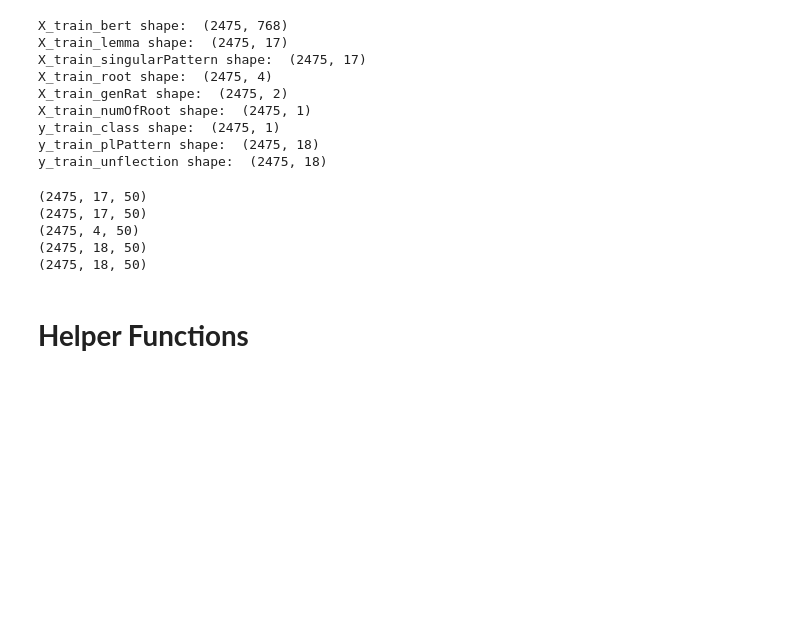
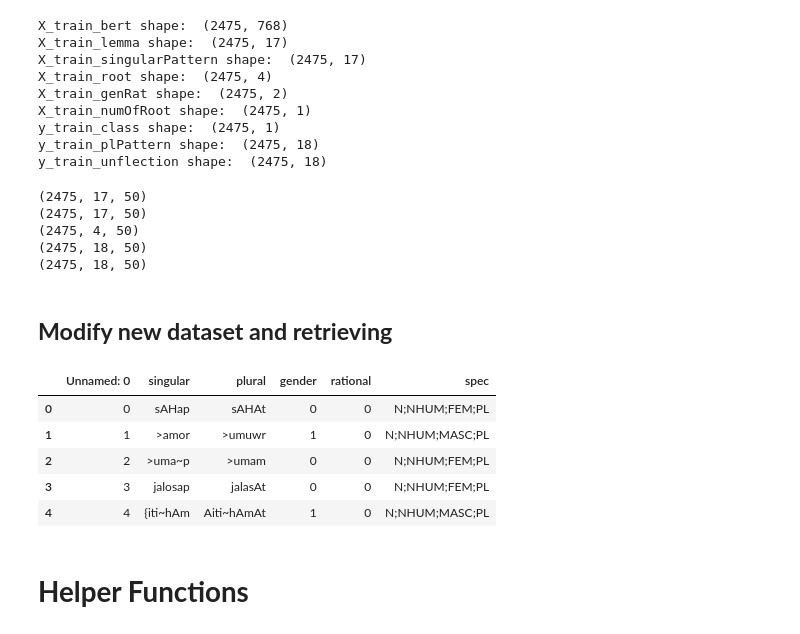
Before and after one commit to amirezzati/broken-plural, a Jupyter notebook: Arabic_broken_plurals.ipynb, the cells around one changed output. Cells and saved outputs as stored; diff of their text form; code cells hidden in the pictures; blank space fills up the shorter version.

Commit message:
v4.0 (add new dataset)

```diff
--- a/Arabic_broken_plurals.ipynb
+++ b/Arabic_broken_plurals.ipynb
@@ -749,3 +765,5 @@ X_test_numOfRoot = np.asarray(X_test_numOfRoot).astype('int32')
 y_train_class = np.asarray(y_train_class).astype('int32')
 y_dev_class = np.asarray(y_dev_class).astype('int32')
 y_test_class = np.asarray(y_test_class).astype('int32')
+# %% [markdown]
+## **Modify new dataset and retrieving**
@@ -752,3 +797,14 @@ y_test_class = np.asarray(y_test_class).astype('int32')
+# %%
+# read new data from google drive path that were modified
+newData = pd.read_csv(dataPath + '/ara_1000_BWForm.csv')
+newData.head()
+# %% [output]
+|  | Unnamed: 0 | singular | plural | gender | rational | spec |
+| 0 | 0 | sAHap | sAHAt | 0 | 0 | N;NHUM;FEM;PL |
+| 1 | 1 | >amor | >umuwr | 1 | 0 | N;NHUM;MASC;PL |
+| 2 | 2 | >uma~p | >umam | 0 | 0 | N;NHUM;FEM;PL |
+| 3 | 3 | jalosap | jalasAt | 0 | 0 | N;NHUM;FEM;PL |
+| 4 | 4 | {iti~hAm | Aiti~hAmAt | 1 | 0 | N;NHUM;MASC;PL |
 # %% [markdown]
 # **Helper Functions**
 # %%
```
Also changed, not shown: parts of 9 cells of this notebook.
